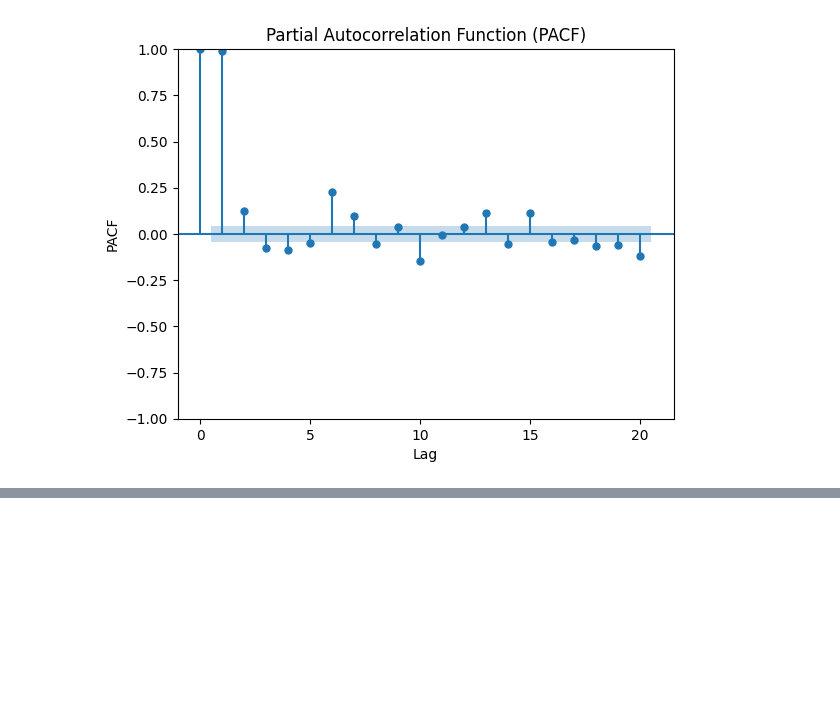
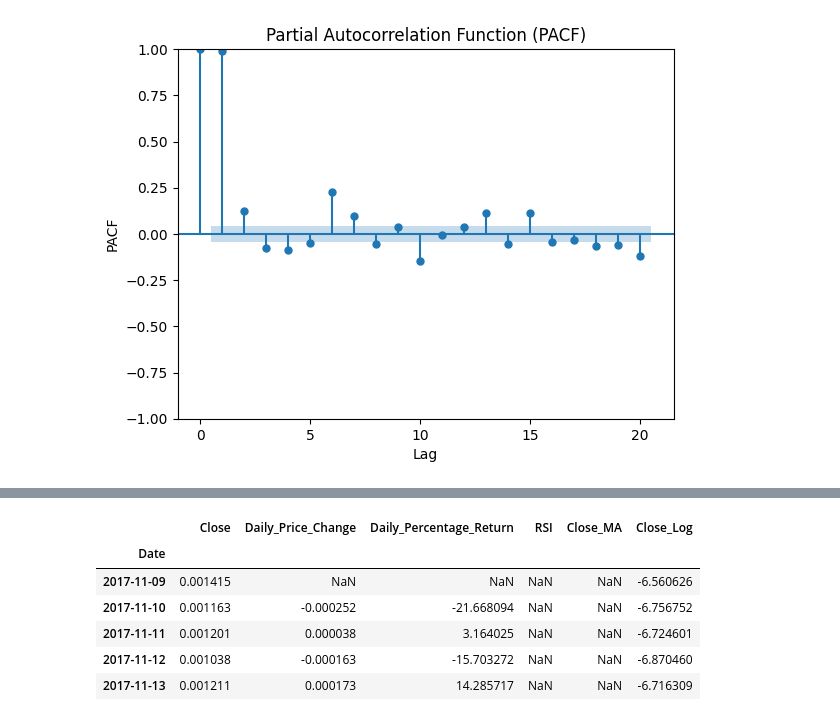
Before and after one commit to paulmachau/Dogecion-Historical-Prices, a Jupyter notebook: Dogecoin_price_prediction_LSTM.ipynb, the cells around one changed output, grey strips where cells are left out. Cells and saved outputs as stored; diff of their text form; code cells hidden in the pictures; blank space fills up the shorter version.

```diff
--- a/Dogecoin_price_prediction_LSTM.ipynb
+++ b/Dogecoin_price_prediction_LSTM.ipynb
@@ -790,0 +825,10 @@ plt.show()
+# %%
+dogecoin_model_data.head()
+# %% [output]
+|  | Close | Daily_Price_Change | Daily_Percentage_Return | RSI | Close_MA | Close_Log |
+| Date |  |  |  |  |  |  |
+| 2017-11-09 | 0.001415 | NaN | NaN | NaN | NaN | -6.560626 |
+| 2017-11-10 | 0.001163 | -0.000252 | -21.668094 | NaN | NaN | -6.756752 |
+| 2017-11-11 | 0.001201 | 0.000038 | 3.164025 | NaN | NaN | -6.724601 |
+| 2017-11-12 | 0.001038 | -0.000163 | -15.703272 | NaN | NaN | -6.870460 |
+| 2017-11-13 | 0.001211 | 0.000173 | 14.285717 | NaN | NaN | -6.716309 |
```
Also changed, not shown: parts of 7 cells of this notebook.
